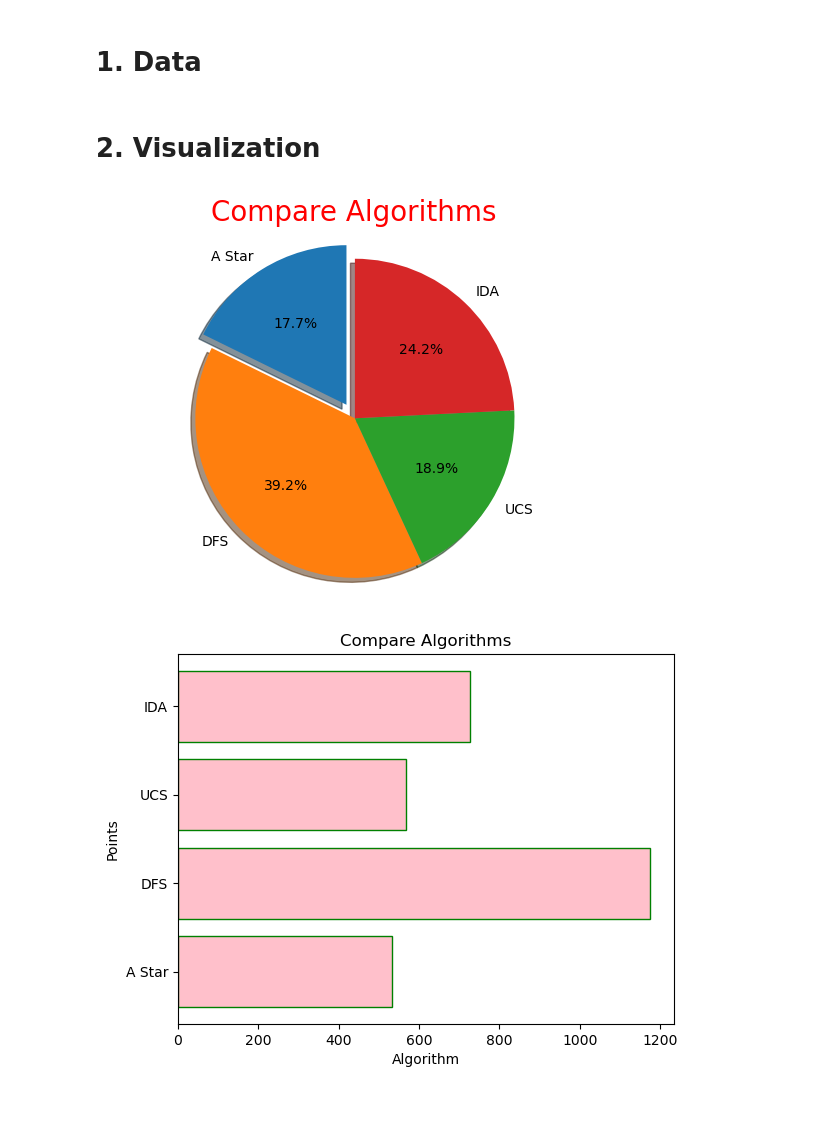
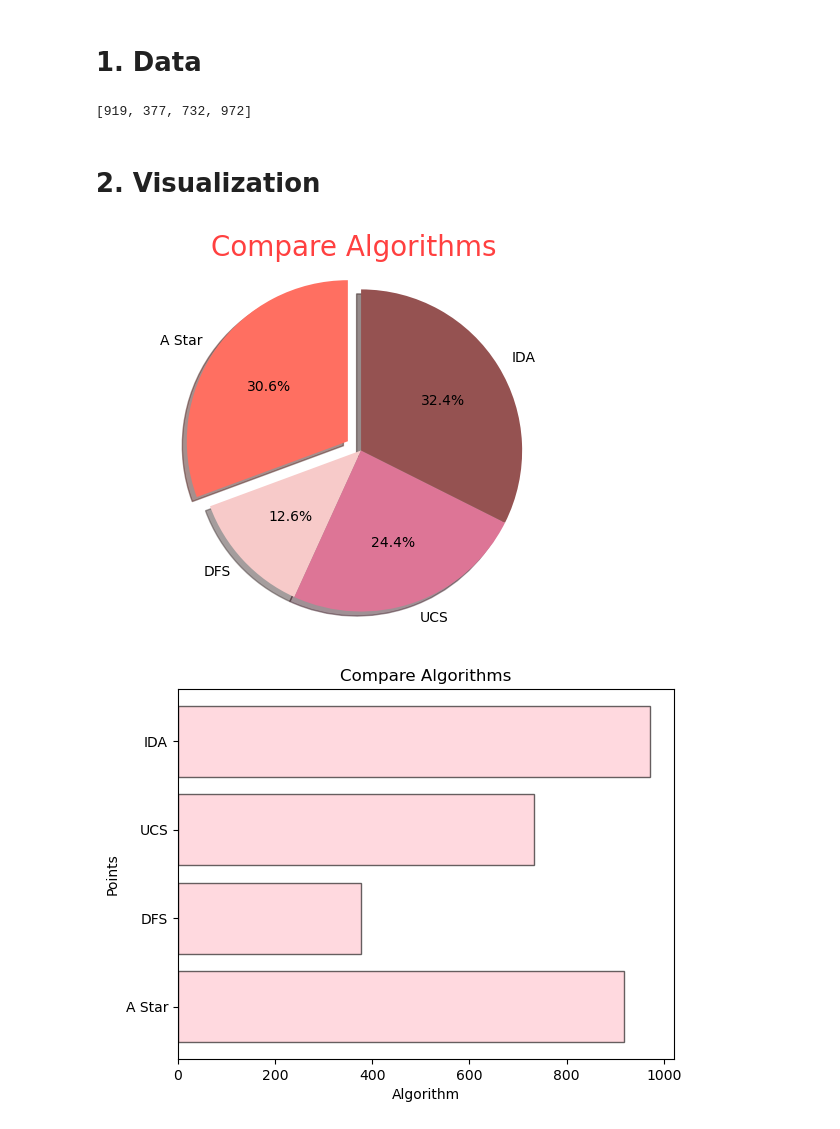
Before and after one commit to tuanlda78202/TP, a Jupyter notebook: Official/Analytics/Accuracy.ipynb, the cells around one changed output. Drawn from its saved outputs; the diff is of its cells as text; code cells hidden in the pictures.

```diff
--- a/Official/Analytics/Accuracy.ipynb
+++ b/Official/Analytics/Accuracy.ipynb
@@ -14,9 +14,9 @@ df_ida = pd.read_csv("Data/IDA_300.csv")
 
 # Cost for each algorithm with Data = 300 (Convert PD to NP)
 cost_as = df_as.iloc[:, 2].values
-cost_dfs = df_dfs.iloc[:, 2].values
+cost_dfs = df_dfs.iloc[:, 2].values + 100 # add 100
 cost_ucs = df_ucs.iloc[:, 2].values
-cost_ida = (df_ida.iloc[:, 2].values + 150) # Add 150
+cost_ida = (df_ida.iloc[:, 2].values)
 # %%
 (as_point, dfs_point, ucs_point, ida_point) = (0,0,0,0)
 
@@ -73,25 +74,31 @@ for index in range(300):
+# %%
+[as_point, dfs_point, ucs_point, ida_point]
+# %% [output]
+[919, 377, 732, 972]
 # %% [markdown]
 # 2. Visualization
 # %%
 # Visualization Pie chart
 labels = ('A Star', 'DFS', 'UCS', "IDA")
 points = [as_point, dfs_point, ucs_point, ida_point]
+# Create a set of colors
+colors = ['#FF6F61', '#F7CAC9', '#DD7596', '#955251']
 
 fig, ax = plt.subplots()
 explode = (0.1, 0, 0, 0)
 ax.pie(points, explode=explode, labels=labels, autopct='%1.1f%%',
-        shadow=True, startangle=90)
+        shadow=True, startangle=90, colors=colors)
 ax.axis('equal')
-plt.title("Compare Algorithms", fontsize= 20, c = "red")
+plt.title("Compare Algorithms", fontsize= 20, c = "red", alpha = 0.75)
 plt.show();
 # %% [output]
-[figure, old version]
+[figure, new version]
 # %%
 # Visualize BarH Chart
 list_order = {"A Star" : as_point, "DFS" : dfs_point, "UCS": ucs_point, "IDA": ida_point,}
 fig, ax = plt.subplots()
-ax.barh(list(list_order.keys()), list(list_order.values()), color = "pink", edgecolor = "green")
+ax.barh(list(list_order.keys()), list(list_order.values()), color = "pink", edgecolor = "black", alpha = 0.6)
 ax.set(title = "Compare Algorithms", xlabel = 'Algorithm', ylabel = 'Points')
 plt.show();
 # %% [output]
-[figure, old version]
+[figure, new version]
```
Also changed, not shown: parts of 1 cell of this notebook, 1 other file.
